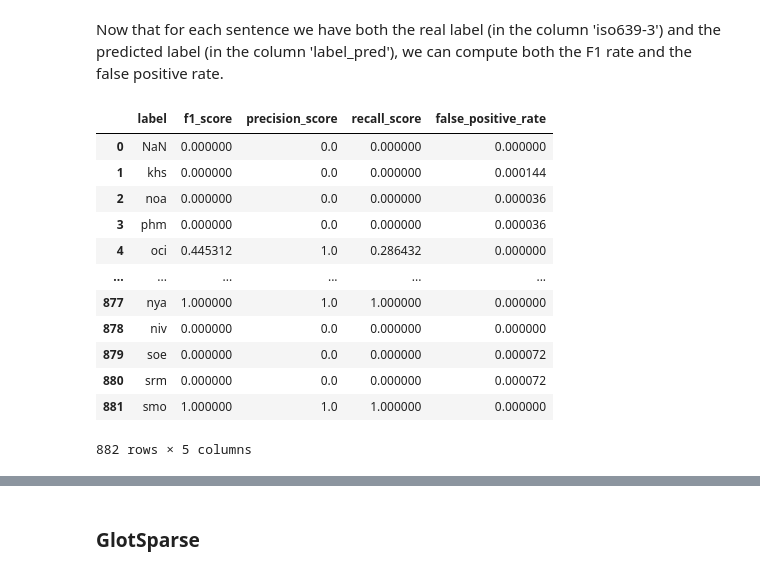
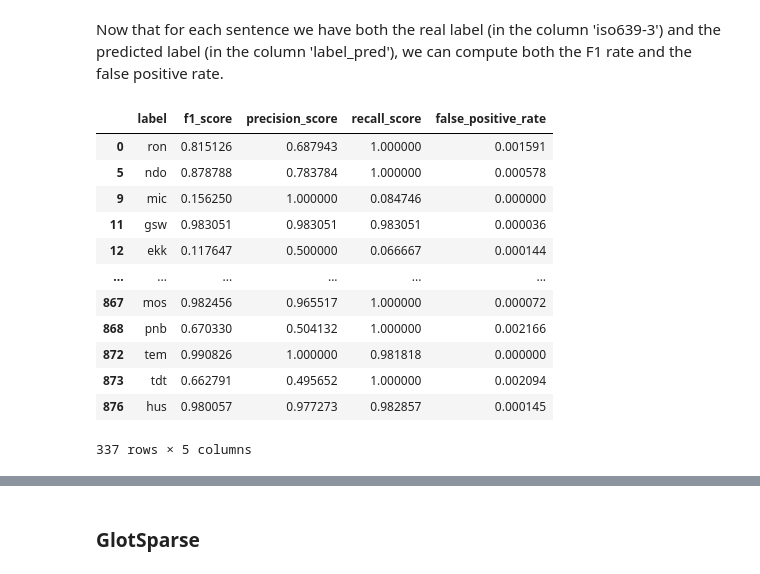
Before and after one commit to HugoCapot/Natural-Language-Processing-ENSAE-3A, a Jupyter notebook: Code NLP Hugo CAPOT.ipynb, the cells around one changed output, grey strips where cells are left out. Cells and saved outputs as stored; diff of their text form; code cells hidden in the pictures.

```diff
--- a/Code NLP Hugo CAPOT.ipynb
+++ b/Code NLP Hugo CAPOT.ipynb
@@ -813,19 +805,20 @@ udhr
 # %% [markdown]
 Now that for each sentence we have both the real label (in the column 'iso639-3') and the predicted label (in the column 'label_pred'), we can compute both the F1 rate and the false positive rate.
 # %%
-result_udhr_df = compute_f1_false_positive(udhr, 'iso639-3', 'label_pred')
+result_udhr_df_pre = compute_f1_false_positive(udhr, 'iso639-3', 'label_pred')
+result_udhr_df = result_udhr_df_pre[result_udhr_df_pre["f1_score"]>0]
 result_udhr_df
 # %% [output]
 |  | label | f1_score | precision_score | recall_score | false_positive_rate |
-| 0 | NaN | 0.000000 | 0.0 | 0.000000 | 0.000000 |
-| 1 | khs | 0.000000 | 0.0 | 0.000000 | 0.000144 |
-| 2 | noa | 0.000000 | 0.0 | 0.000000 | 0.000036 |
-| 3 | phm | 0.000000 | 0.0 | 0.000000 | 0.000036 |
-| 4 | oci | 0.445312 | 1.0 | 0.286432 | 0.000000 |
+| 0 | ron | 0.815126 | 0.687943 | 1.000000 | 0.001591 |
+| 5 | ndo | 0.878788 | 0.783784 | 1.000000 | 0.000578 |
+| 9 | mic | 0.156250 | 1.000000 | 0.084746 | 0.000000 |
+| 11 | gsw | 0.983051 | 0.983051 | 0.983051 | 0.000036 |
+| 12 | ekk | 0.117647 | 0.500000 | 0.066667 | 0.000144 |
 | ... | ... | ... | ... | ... | ... |
-| 877 | nya | 1.000000 | 1.0 | 1.000000 | 0.000000 |
-| 878 | niv | 0.000000 | 0.0 | 0.000000 | 0.000000 |
-| 879 | soe | 0.000000 | 0.0 | 0.000000 | 0.000072 |
-| 880 | srm | 0.000000 | 0.0 | 0.000000 | 0.000072 |
-| 881 | smo | 1.000000 | 1.0 | 1.000000 | 0.000000 |
+| 867 | mos | 0.982456 | 0.965517 | 1.000000 | 0.000072 |
+| 868 | pnb | 0.670330 | 0.504132 | 1.000000 | 0.002166 |
+| 872 | tem | 0.990826 | 1.000000 | 0.981818 | 0.000000 |
+| 873 | tdt | 0.662791 | 0.495652 | 1.000000 | 0.002094 |
+| 876 | hus | 0.980057 | 0.977273 | 0.982857 | 0.000145 |
-882 rows × 5 columns
+337 rows × 5 columns
```
Also changed, not shown: parts of 8 cells of this notebook, 1 other file.
